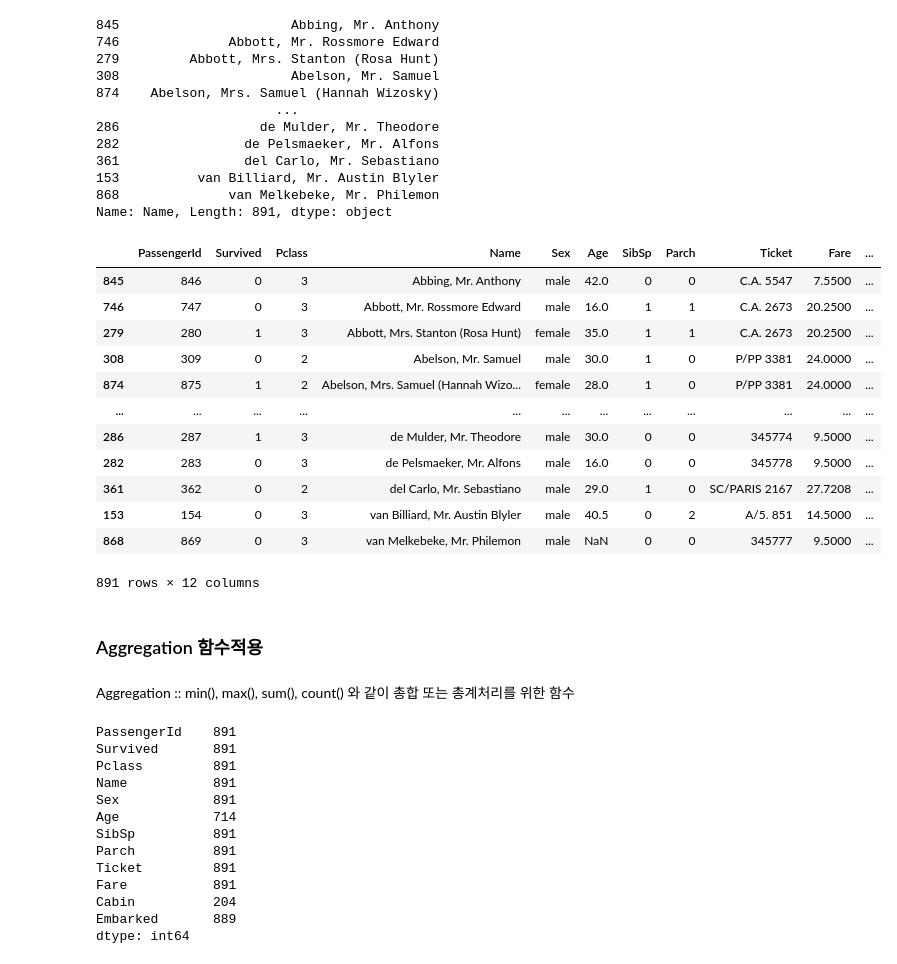
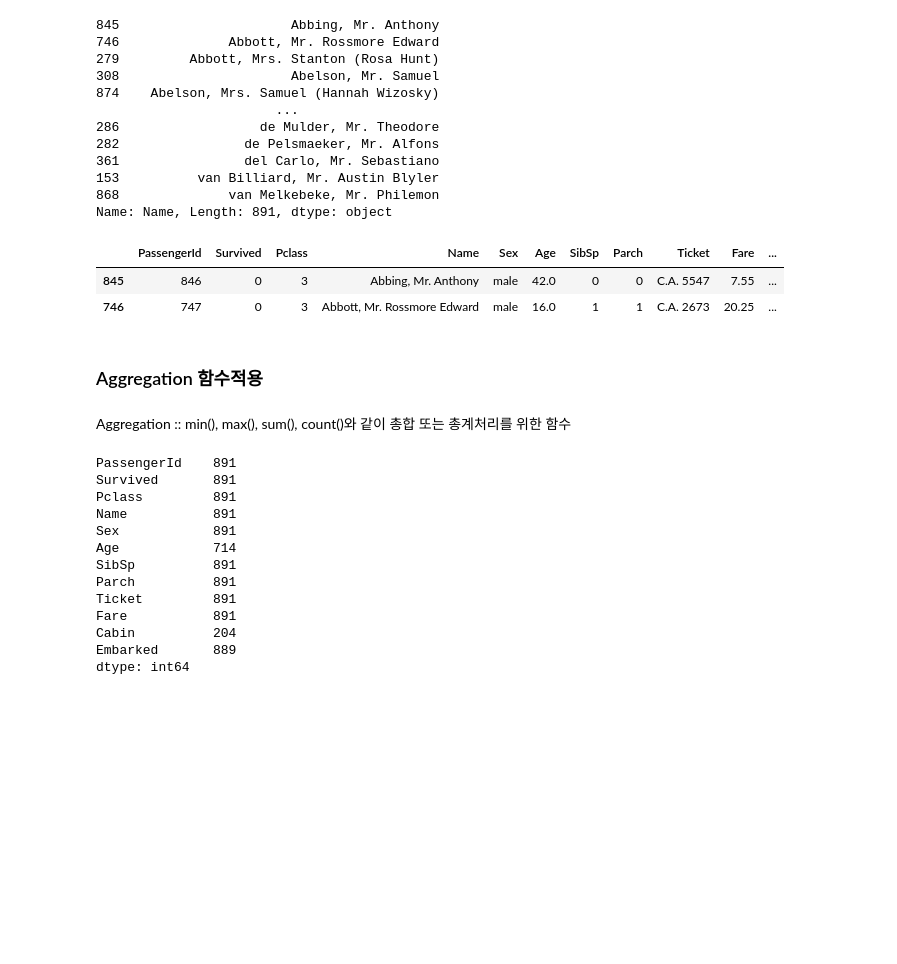
Before and after one commit to Saru-github/learned_develop, a Jupyter notebook: 01) aggregation_apply_lambda 진도.ipynb, the cells around one changed output. Drawn from its saved outputs; the diff is of its cells as text; code cells hidden in the pictures; blank space fills up the shorter version.

```diff
--- a/01) aggregation_apply_lambda 진도.ipynb
+++ b/01) aggregation_apply_lambda 진도.ipynb
@@ -30,30 +27,21 @@ Name: Name, Length: 891, dtype: object
 # %%
 ### Dataframe을 정렬할 경우
 titan_df.sort_values(by = 'Age') # 기준이 될 하나의 컬럼을 잡아서 정렬.
+
 ## 내림차순 정렬
 # Ascending parameter를 조절
-titan_df.sort_values(by = 'Age' , ascending=False)
+titan_df.sort_values(by = 'Age', ascending=False)
 
-## 1차 오름차순, 2차 오름차순??
-titan_df.sort_values(by = ['Name','Age'] , ascending=[True, False])
+## 1차 오름차순, 2차 오름차순???
+titan_df.sort_values(by = ['Name', 'Age'], ascending=[True, False]).head(2)
 # %% [output]
 |  | PassengerId | Survived | Pclass | Name | Sex | Age | SibSp | Parch | Ticket | Fare | ... |
-| 845 | 846 | 0 | 3 | Abbing, Mr. Anthony | male | 42.0 | 0 | 0 | C.A. 5547 | 7.5500 | ... |
-| 746 | 747 | 0 | 3 | Abbott, Mr. Rossmore Edward | male | 16.0 | 1 | 1 | C.A. 2673 | 20.2500 | ... |
-| 279 | 280 | 1 | 3 | Abbott, Mrs. Stanton (Rosa Hunt) | female | 35.0 | 1 | 1 | C.A. 2673 | 20.2500 | ... |
-| 308 | 309 | 0 | 2 | Abelson, Mr. Samuel | male | 30.0 | 1 | 0 | P/PP 3381 | 24.0000 | ... |
-| 874 | 875 | 1 | 2 | Abelson, Mrs. Samuel (Hannah Wizo... | female | 28.0 | 1 | 0 | P/PP 3381 | 24.0000 | ... |
-| ... | ... | ... | ... | ... | ... | ... | ... | ... | ... | ... | ... |
-| 286 | 287 | 1 | 3 | de Mulder, Mr. Theodore | male | 30.0 | 0 | 0 | 345774 | 9.5000 | ... |
-| 282 | 283 | 0 | 3 | de Pelsmaeker, Mr. Alfons | male | 16.0 | 0 | 0 | 345778 | 9.5000 | ... |
-| 361 | 362 | 0 | 2 | del Carlo, Mr. Sebastiano | male | 29.0 | 1 | 0 | SC/PARIS 2167 | 27.7208 | ... |
-| 153 | 154 | 0 | 3 | van Billiard, Mr. Austin Blyler | male | 40.5 | 0 | 2 | A/5. 851 | 14.5000 | ... |
-| 868 | 869 | 0 | 3 | van Melkebeke, Mr. Philemon | male | NaN | 0 | 0 | 345777 | 9.5000 | ... |
+| 845 | 846 | 0 | 3 | Abbing, Mr. Anthony | male | 42.0 | 0 | 0 | C.A. 5547 | 7.55 | ... |
+| 746 | 747 | 0 | 3 | Abbott, Mr. Rossmore Edward | male | 16.0 | 1 | 1 | C.A. 2673 | 20.25 | ... |
-891 rows × 12 columns
 # %% [markdown]
 ### Aggregation 함수적용
 # %% [markdown]
-Aggregation :: min(), max(), sum(), count() 와 같이 총합 또는 총계처리를 위한 함수
+Aggregation :: min(), max(), sum(), count()와 같이 총합 또는 총계처리를 위한 함수
 # %%
 titan_df.count()
 # %% [output]
```
Also changed, not shown: parts of 24 cells of this notebook, 7 other files.
